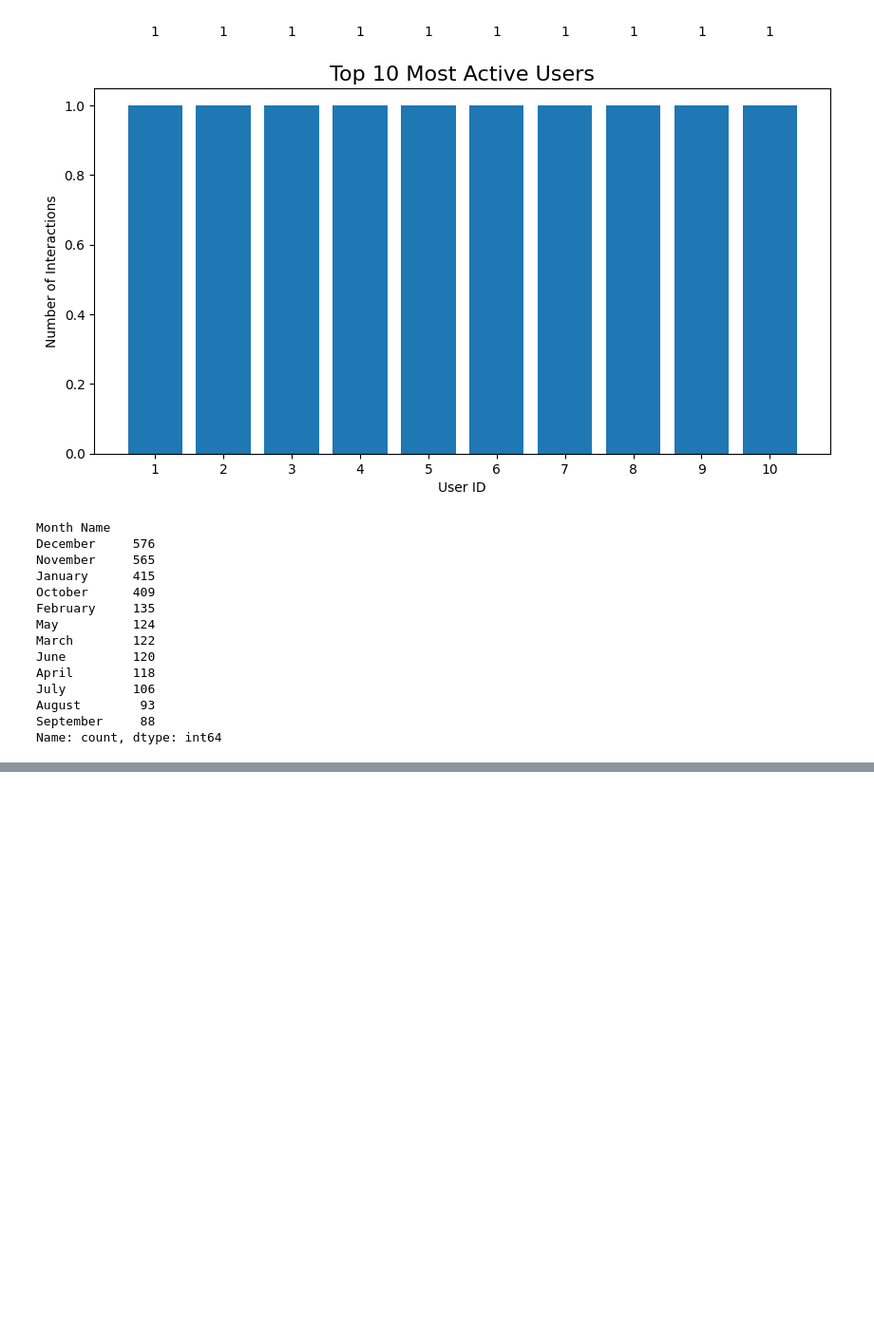
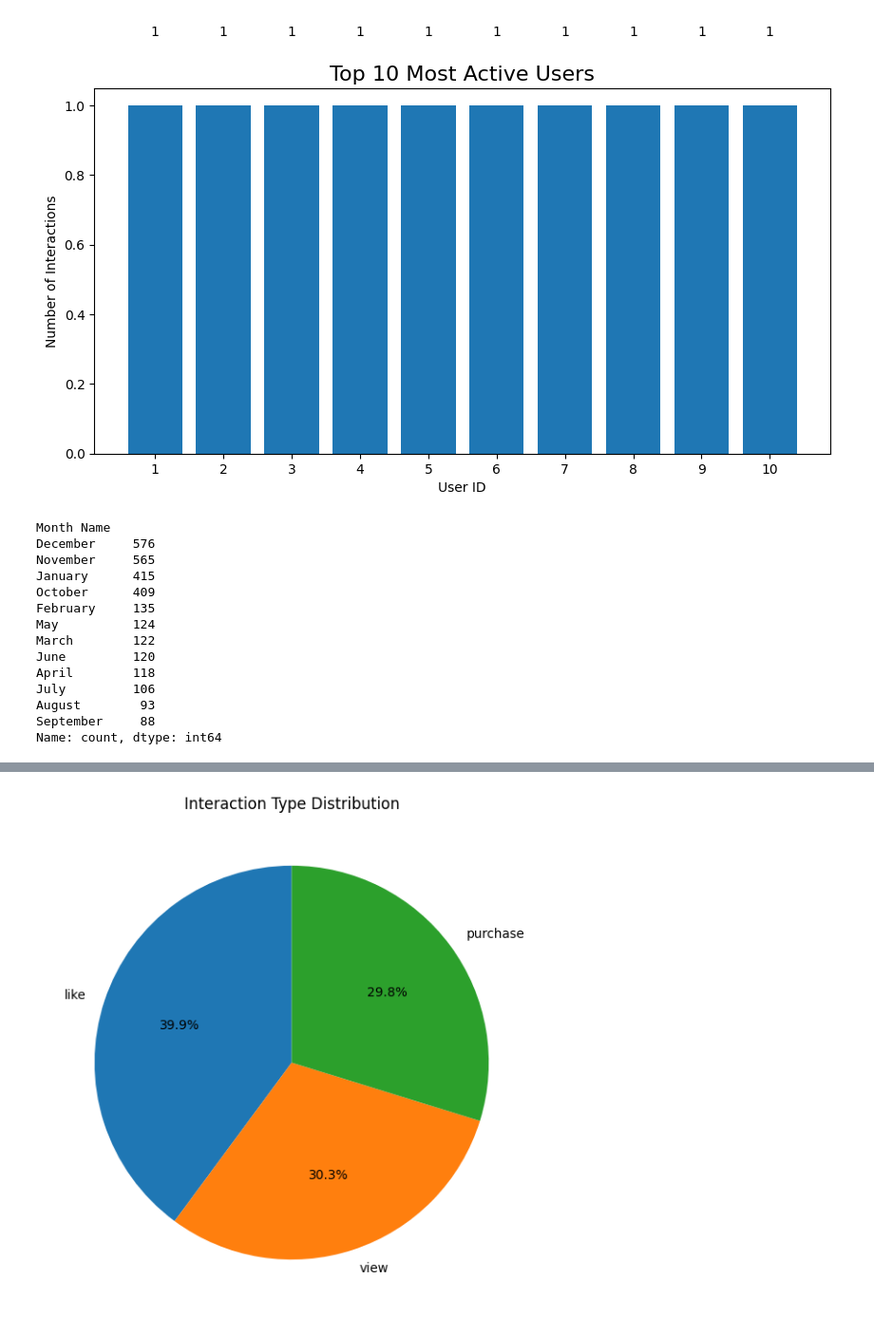
Before and after one commit to zzshukla/ecommerce-user-behavior-analysis, a Jupyter notebook: notebook/Ecommerce_User_Behavior_Analysis.ipynb, the cells around one changed output, grey strips where cells are left out. Shown at 95% size. Cells and saved outputs as stored; diff of their text form; code cells hidden in the pictures; blank space fills up the shorter version.

```diff
--- a/notebook/Ecommerce_User_Behavior_Analysis.ipynb
+++ b/notebook/Ecommerce_User_Behavior_Analysis.ipynb
@@ -388,0 +584,17 @@ Name: count, dtype: int64
+# %%
+interaction_counts = clean_df['Interaction type'].value_counts()
+
+plt.figure(figsize=(7,7))
+
+plt.pie(
+    interaction_counts,
+    labels=interaction_counts.index,
+    autopct='%1.1f%%',
+    startangle=90
+)
+
+plt.title("Interaction Type Distribution")
+
+plt.show()
+# %% [output]
+[figure, added]
```
Also changed, not shown: parts of 22 cells of this notebook.
